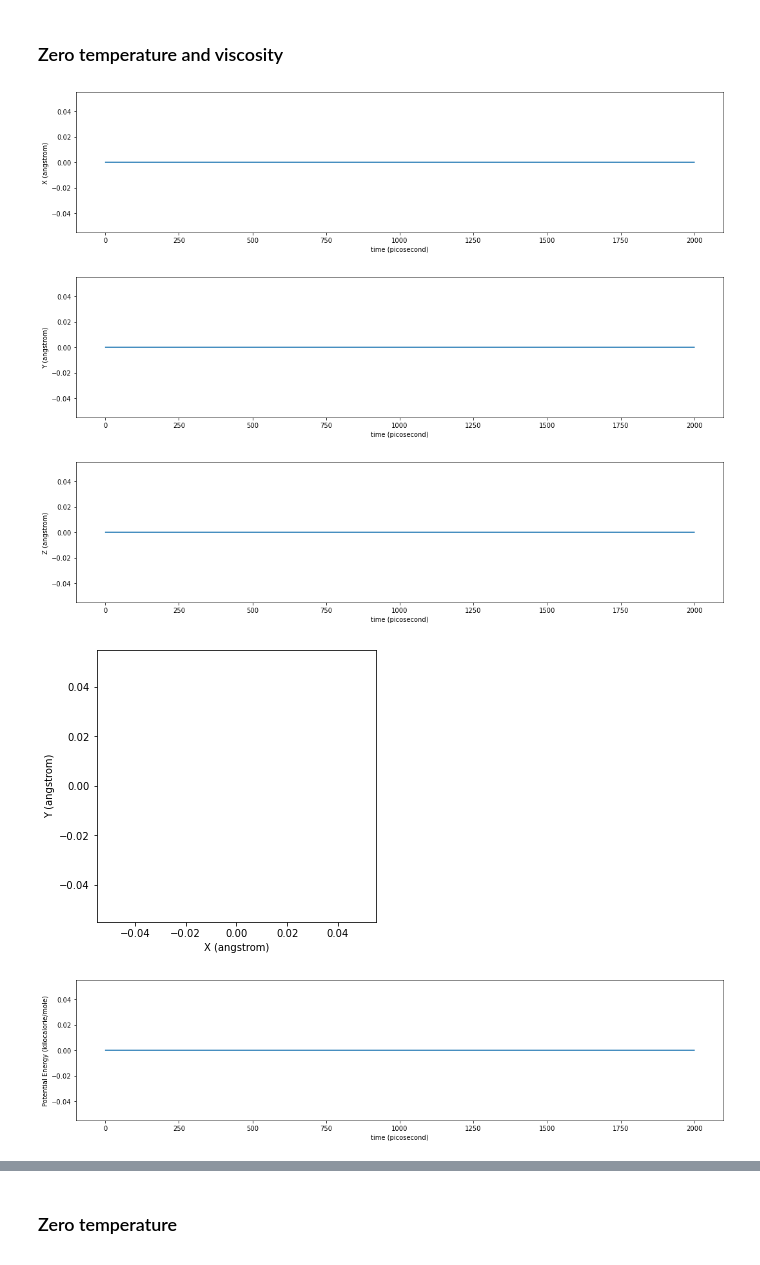
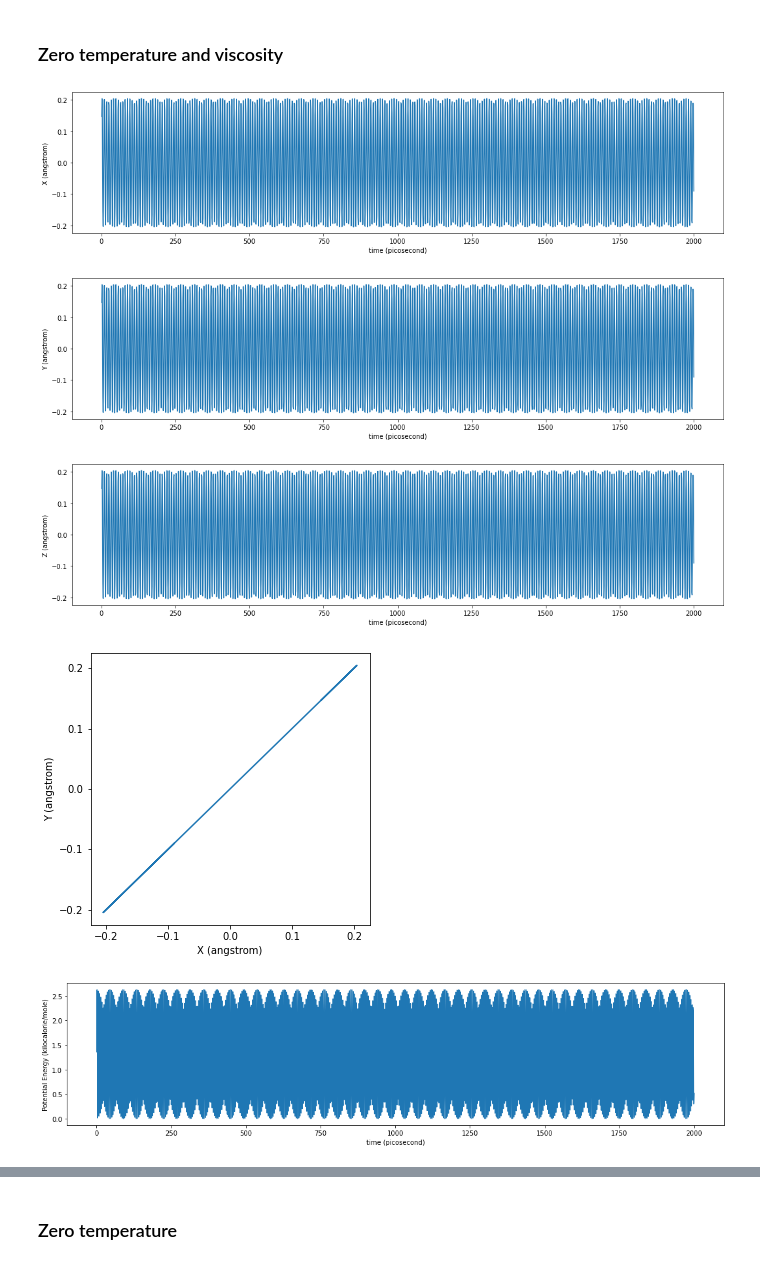
Before and after one commit to Daniel-Ibarrola/Molecular-Dynamics, a Jupyter notebook: harmonic_well/harmonic_well.ipynb, the cells around one changed output, grey strips where cells are left out. Drawn from its saved outputs; the diff is of its cells as text; code cells hidden in the pictures.

Commit message:
Initial velocity is an optional argument for running simulation

```diff
--- a/harmonic_well/harmonic_well.ipynb
+++ b/harmonic_well/harmonic_well.ipynb
@@ -71,7 +71,8 @@ def create_simulation(
         temperature: float,
         friction: float,
         step: openmm.unit.Quantity,
-        platform_name: str="CPU"
+        platform_name: str="CPU",
+        initial_vel=0
 ) -> openmm.app.Simulation:
     """ Returns a simulation object.
     """
@@ -84,7 +85,7 @@ def create_simulation(
 
     # Initial position and velocities
     pos = np.zeros((1, 3), np.float32) * unit.angstroms
-    vel = np.zeros((1, 3), np.float32) * unit.angstroms/unit.picoseconds
+    vel = np.ones((1, 3), np.float32) * initial_vel * unit.angstroms/unit.picoseconds
 
     platform = openmm.Platform.getPlatformByName(platform_name)
 
@@ -95,12 +96,14 @@ def create_simulation(
 
     return simulation
 # %%
-def prepare_simulation(temperature: float, friction: float, step: openmm.unit):
+def prepare_simulation(temperature: float, friction: float,
+                       step: openmm.unit, initial_vel: float=0):
     """ Returns a simulation object ready to run a simulation."""
     topology = create_topology()
     system = create_system()
     return create_simulation(
-        system, topology, temperature, friction, step
+        system, topology, temperature, friction, step,
+        initial_vel=initial_vel
     )
 # %%
 def run_sim(simulation: openmm.app.Simulation,
@@ -177,11 +180,16 @@ def plot_energy(time_array, kinetic_energy, potential_energy):
     plt.xlabel('time ({})'.format(time_array.unit))
     plt.show()
 # %%
-def simulate_and_plot(temperature, friction, step=0.1):
+def simulate_and_plot(
+        temperature: float, friction: float, step: float=0.1,
+        initial_vel: float=0
+):
     """ Run a simulation and plot it.
     """
     step = step * unit.picosecond
-    simulation = prepare_simulation(temperature, friction, step)
+    simulation = prepare_simulation(
+        temperature, friction, step, initial_vel
+    )
     time, positions, velocities, pot, kin = run_sim(
         simulation,
         step,
@@ -206,10 +214,10 @@ simulate_and_plot(temperature=300, friction=1.0, step=0.01)
 # %% [markdown]
 ### Zero temperature and viscosity
 # %%
-simulate_and_plot(temperature=0, friction=0, step=0.01)
+simulate_and_plot(temperature=0, friction=0, step=0.01, initial_vel=10)
 # %% [output]
-[figure, old version]
+[figure, new version]
-[figure, old version]
+[figure, new version]
-[figure, old version]
+[figure, new version]
-[figure, old version]
+[figure, new version]
-[figure, old version]
+[figure, new version]
```
Also changed, not shown: parts of 6 cells of this notebook.
